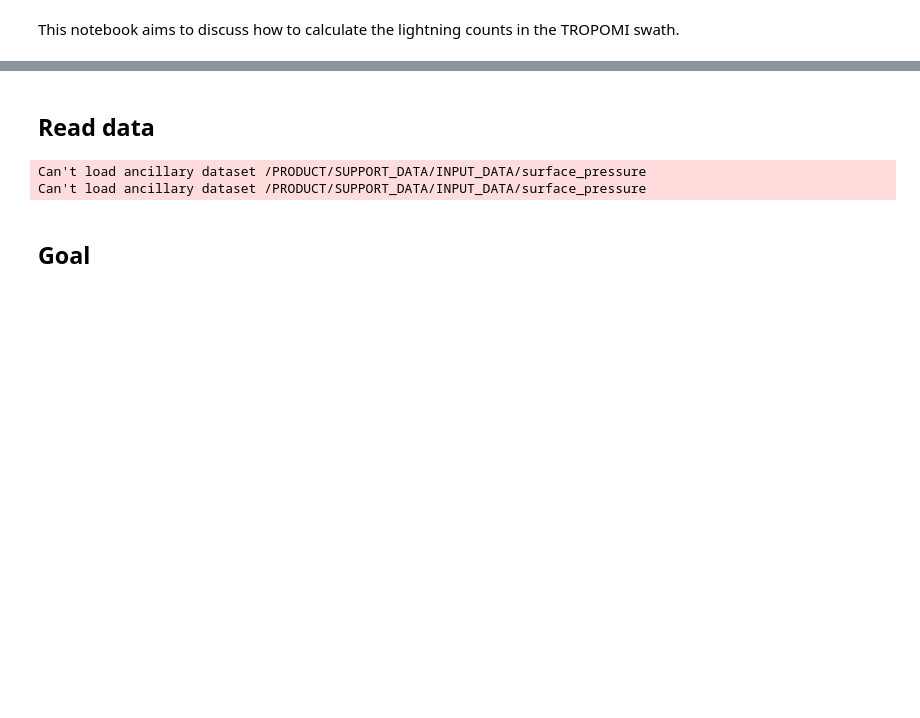
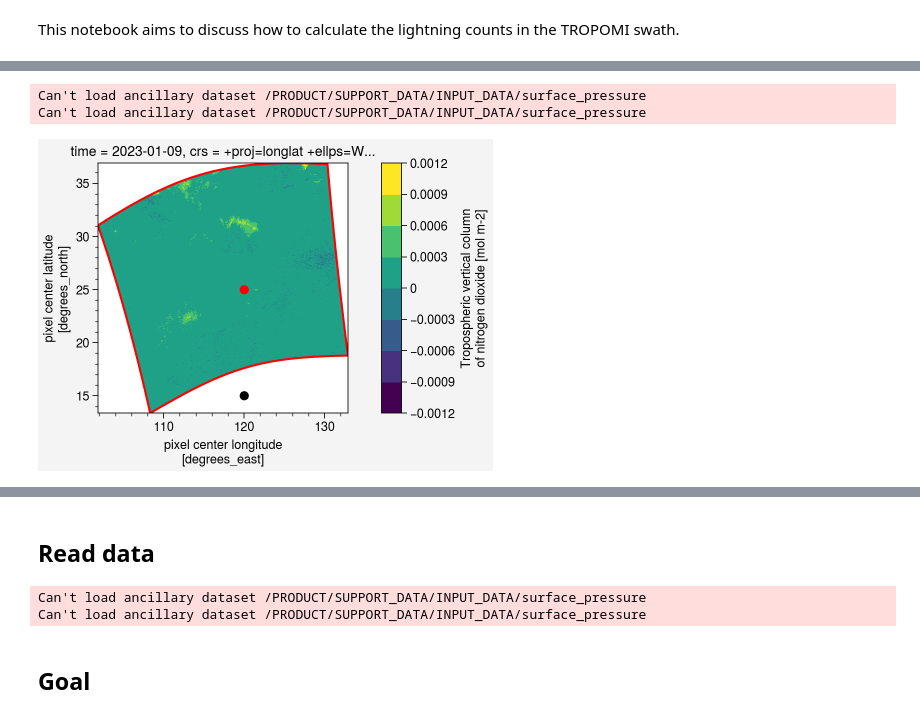
Before and after one commit to zxdawn/S5P-LNO2-Notebook, a Jupyter notebook: analysis/lightning_in_swaths.ipynb, the cells around one changed output, grey strips where cells are left out. Drawn from its saved outputs; the diff is of its cells as text; code cells hidden in the pictures; blank space fills up the shorter version.

```diff
--- a/analysis/lightning_in_swaths.ipynb
+++ b/analysis/lightning_in_swaths.ipynb
@@ -2,0 +13,5 @@ This notebook aims to discuss how to calculate the lightning counts in the TROPO
+# %%
+# read poslist
+metadata = 'METADATA/EOP_METADATA/om:featureOfInterest/eop:multiExtentOf/gml:surfaceMembers/gml:exterior'
+f_tropomi = glob('/Users/xin/Documents/S5P_NRTI_L2__NO2____20230109T*')[0]
+poslist = xr.open_dataset(f_tropomi, group=metadata).attrs['gml:posList']
@@ -2,0 +34,29 @@ This notebook aims to discuss how to calculate the lightning counts in the TROPO
+# %%
+# read tropomi data
+scn = Scene([f_tropomi], reader='tropomi_l2')
+scn.load(['nitrogendioxide_tropospheric_column'])
+# %% [output]
+Can't load ancillary dataset /PRODUCT/SUPPORT_DATA/INPUT_DATA/surface_pressure
+Can't load ancillary dataset /PRODUCT/SUPPORT_DATA/INPUT_DATA/surface_pressure
+# %%
+fig, axs = pplt.subplots()
+
+# plot swath boundary
+x_swath, y_swath = polygon_swath.exterior.xy
+axs.plot(x_swath, y_swath, c='r')
+
+# plot tropomi data
+scn['nitrogendioxide_tropospheric_column'].plot(x='longitude', y='latitude', ax=axs, cmap='viridis')
+
+# plot test points
+point1 = Point(120, 25)
+point2 = Point(120, 15)
+
+for point in [point1, point2]:
+    if polygon_swath.contains(point):
+        color = 'r'
+    else:
+        color = 'k'
+    axs.scatter(point.x, point.y, c=color)
+# %% [output]
+[figure, added]
```
Also changed, not shown: parts of 11 cells of this notebook.
